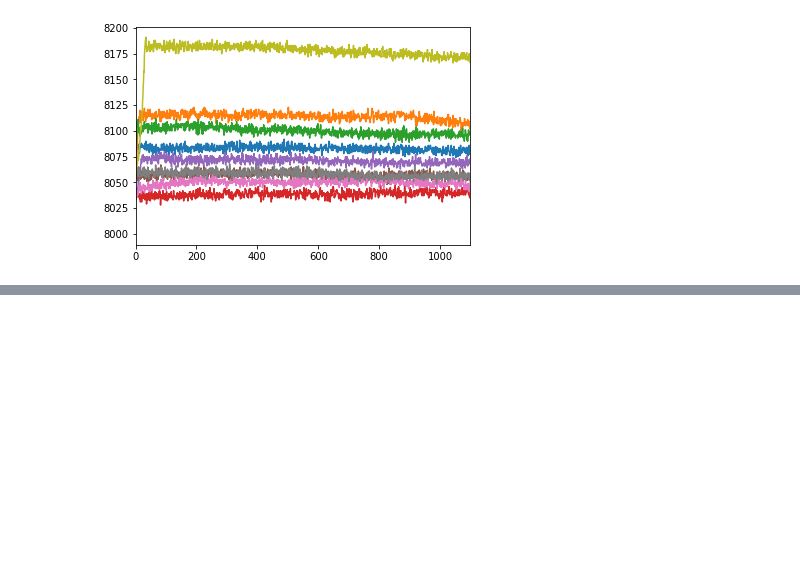
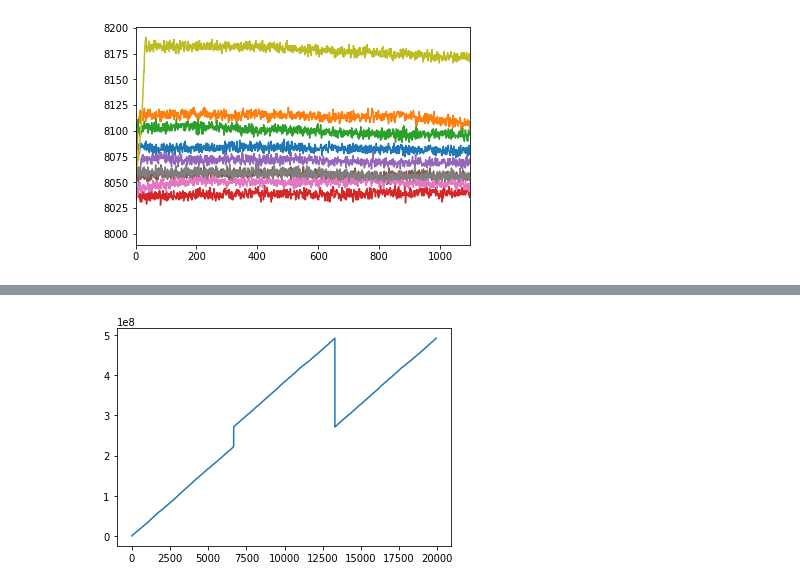
Before and after one commit to kalieknecht/ne204_lab1, a Jupyter notebook: config_setup.ipynb, the cells around one changed output, grey strips where cells are left out. Cells and saved outputs as stored; diff of their text form; code cells hidden in the pictures; blank space fills up the shorter version.

```diff
--- a/config_setup.ipynb
+++ b/config_setup.ipynb
@@ -132,0 +212,6 @@ plt.show()
+# %%
+plt.figure()
+plt.plot(test8_event['timestamp'])
+plt.show()
+# %% [output]
+[figure, added]
```
Also changed, not shown: parts of 6 cells of this notebook, 2 other files.
